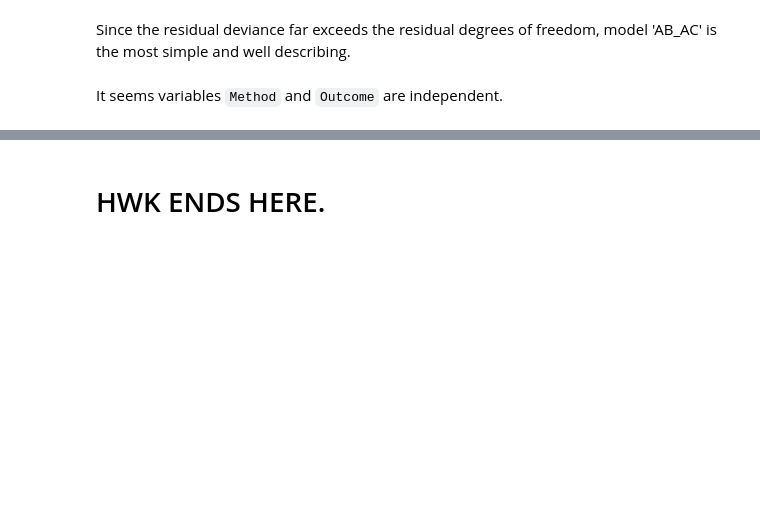
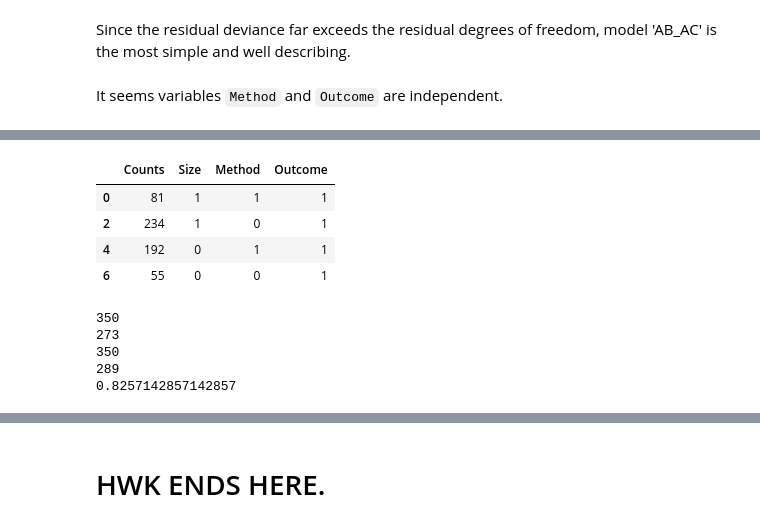
Before and after one commit to aleksejalex/special-octo-engine, a Jupyter notebook: ZLMA_DU_Gaj_ex11.ipynb, the cells around one changed output, grey strips where cells are left out. Cells and saved outputs as stored; diff of their text form; code cells hidden in the pictures; blank space fills up the shorter version.

```diff
--- a/ZLMA_DU_Gaj_ex11.ipynb
+++ b/ZLMA_DU_Gaj_ex11.ipynb
@@ -378,0 +389,22 @@ Which Method is more successfull, A or B? Which method is more successfull for L
+# %%
+data_successes = imported_data[imported_data['Outcome']==1]
+data_successes
+# %% [output]
+|  | Counts | Size | Method | Outcome |
+| 0 | 81 | 1 | 1 | 1 |
+| 2 | 234 | 1 | 0 | 1 |
+| 4 | 192 | 0 | 1 | 1 |
+| 6 | 55 | 0 | 0 | 1 |
+# %%
+print(81+6+192+71)
+print(81+192)
+print(234+55+36+25)
+print(234+55)
+
+print(289/350)
+# %% [output]
+350
+273
+350
+289
+0.8257142857142857
```
Also changed, not shown: parts of 34 cells of this notebook.
